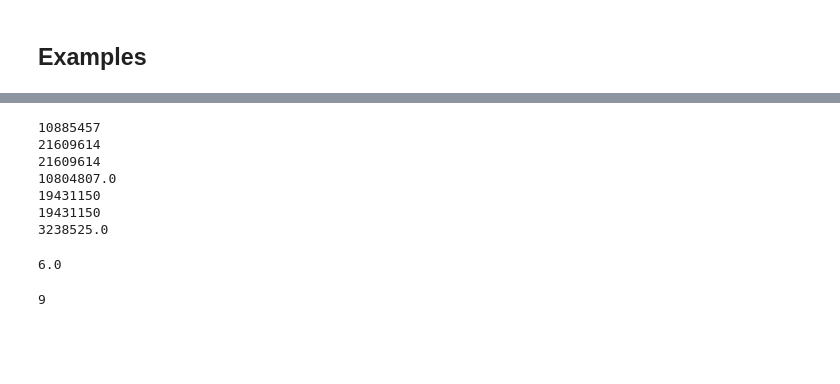
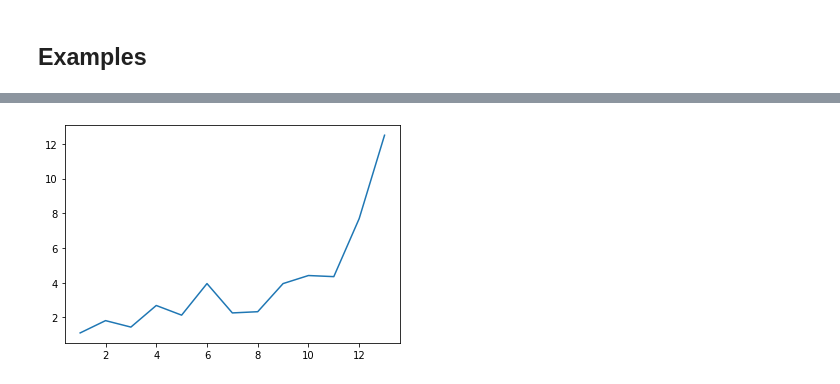
Before and after one commit to EnricoBorriello/Triads_Topology_Bio_Nets, a Jupyter notebook: Count Triads.ipynb, the cells around one changed output, grey strips where cells are left out. Cells and saved outputs as stored; diff of their text form; code cells hidden in the pictures; blank space fills up the shorter version.

```diff
--- a/Count Triads.ipynb
+++ b/Count Triads.ipynb
@@ -133,39 +236,4 @@ A = [
 # %%
-A = ER_adj_matrix(300,.9)
+plt.plot(t,Tp/avg_census);
+# %% [output]
+[figure, added]
-# %%
-print(triad_1(A))
-print(triad_4(A))
-print(triad_5(A))
-print(triad_6(A))
-print(triad_11(A))
-print(triad_12(A))
-print(triad_13(A))
-# %% [output]
-10885457
-21609614
-21609614
-10804807.0
-19431150
-19431150
-3238525.0
-# %%
-A = [
-    [0, 1, 0, 0, 1],
-    [1, 0, 1, 0, 0],
-    [1, 1, 0, 1, 0],
-    [0, 1, 1, 0, 0],
-    [0, 1, 0, 0, 0]]
-
-triad_1(A)
-# %% [output]
-6.0
-# %%
-A = [
-    [0,1,1],
-    [1,0,1],
-    [1,1,0]
-]
-
-print(triad_1(A))
-# %% [output]
-9
```
Also changed, not shown: parts of 17 cells of this notebook.
